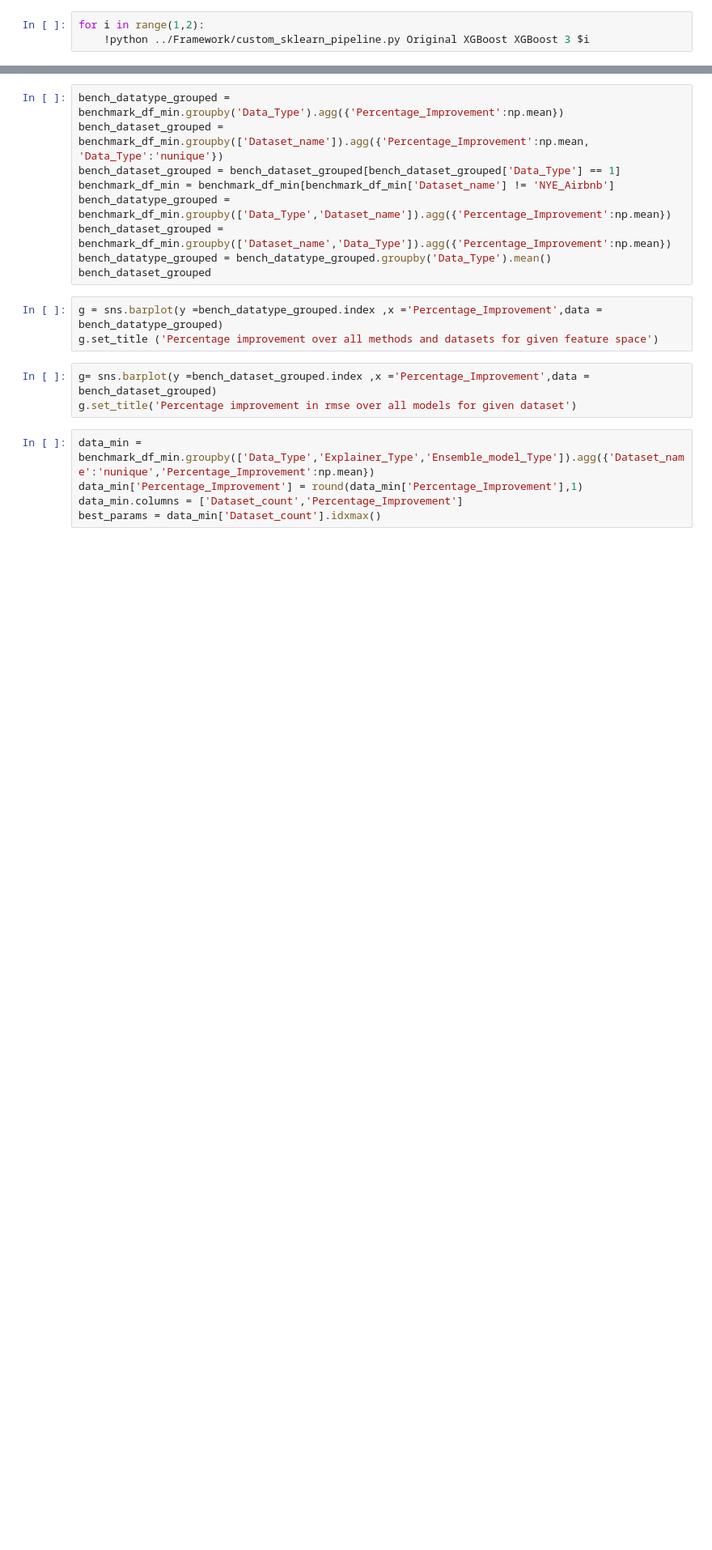
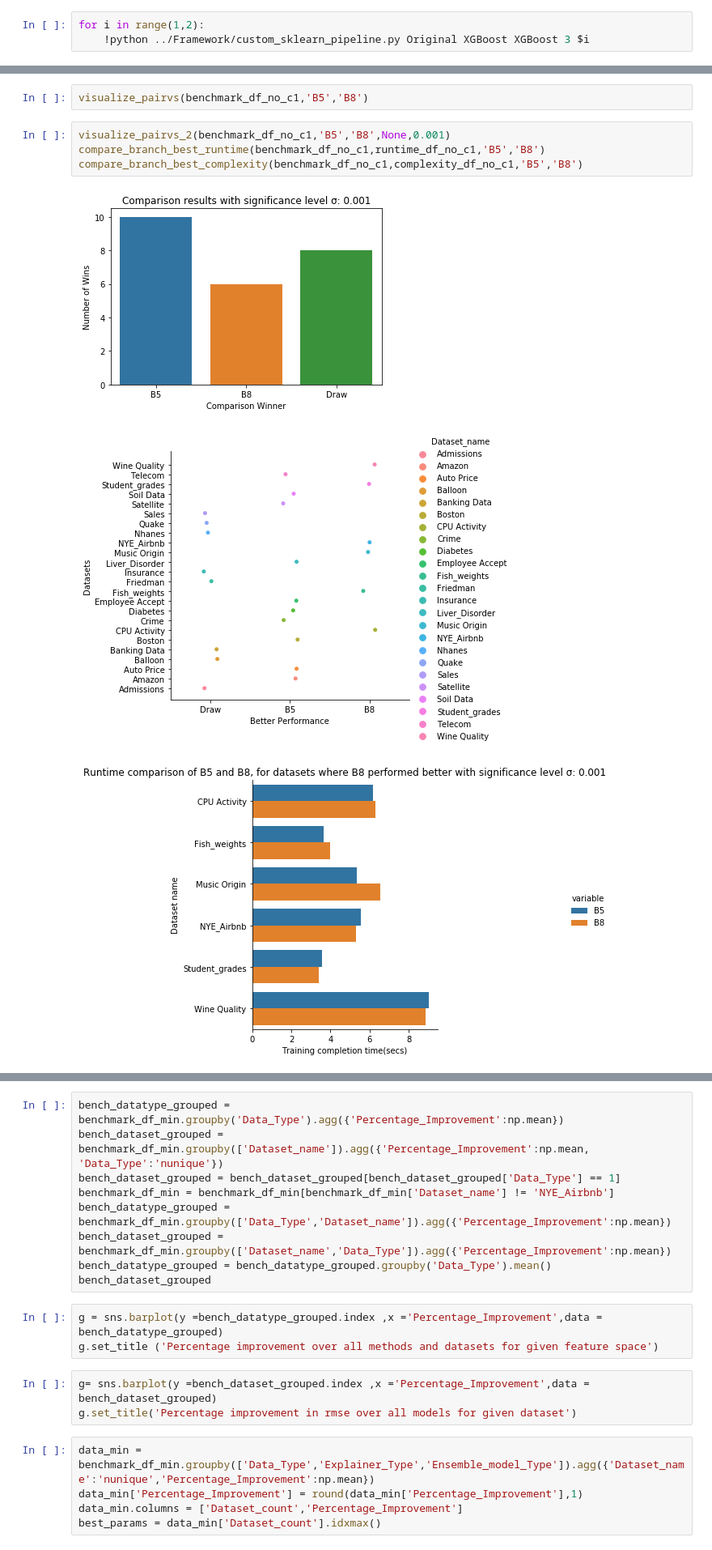
Before and after one commit to koralpc/shapley-bootstrapping, a Jupyter notebook: Notebooks/Benchmarking.ipynb, the cells around one changed output, grey strips where cells are left out. Shown at 81% size. Cells and saved outputs as stored; diff of their text form; blank space fills up the shorter version.

```diff
--- a/Notebooks/Benchmarking.ipynb
+++ b/Notebooks/Benchmarking.ipynb
@@ -68,0 +168,10 @@ benchmark_df_min
+# %%
+visualize_pairvs(benchmark_df_no_c1,'B5','B8')
+# %%
+visualize_pairvs_2(benchmark_df_no_c1,'B5','B8',None,0.001)
+compare_branch_best_runtime(benchmark_df_no_c1,runtime_df_no_c1,'B5','B8')
+compare_branch_best_complexity(benchmark_df_no_c1,complexity_df_no_c1,'B5','B8')
+# %% [output]
+[figure, added]
+[figure, added]
+[figure, added]
```
Also changed, not shown: parts of 43 cells of this notebook, 55 other files.
